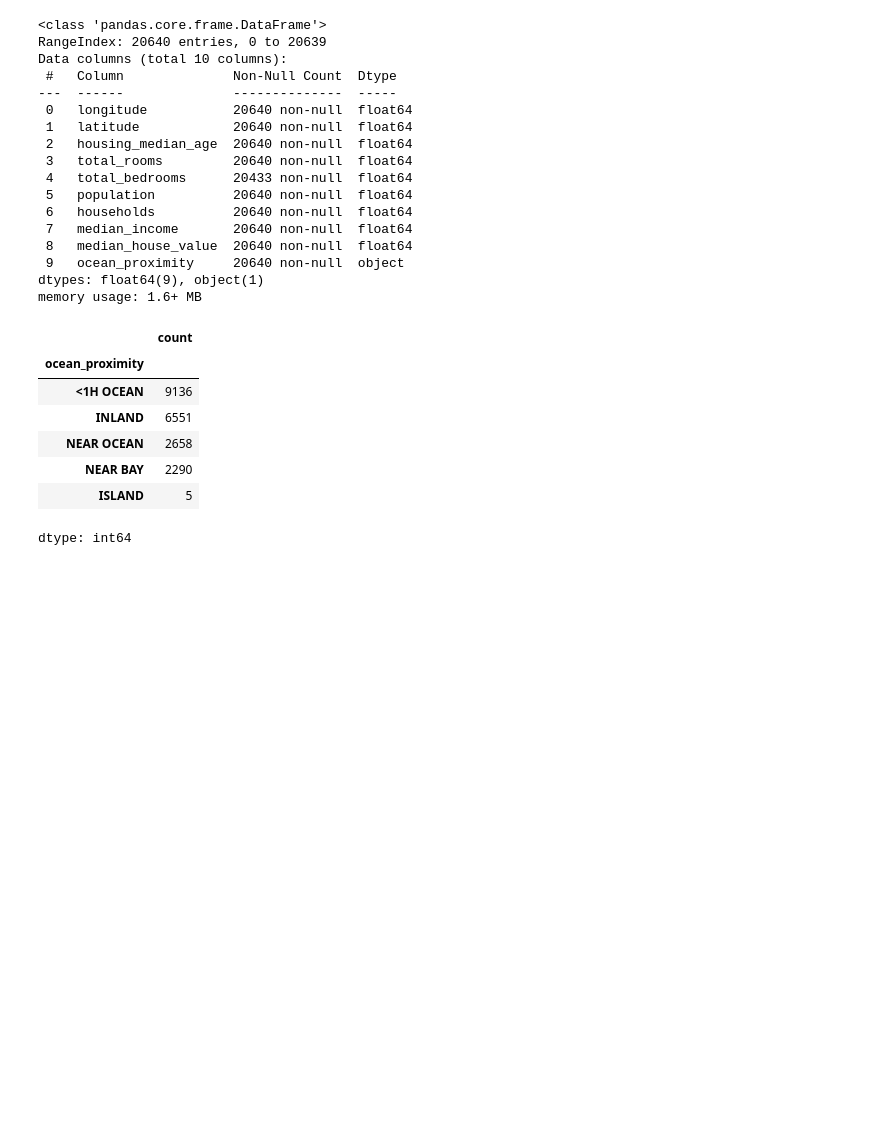
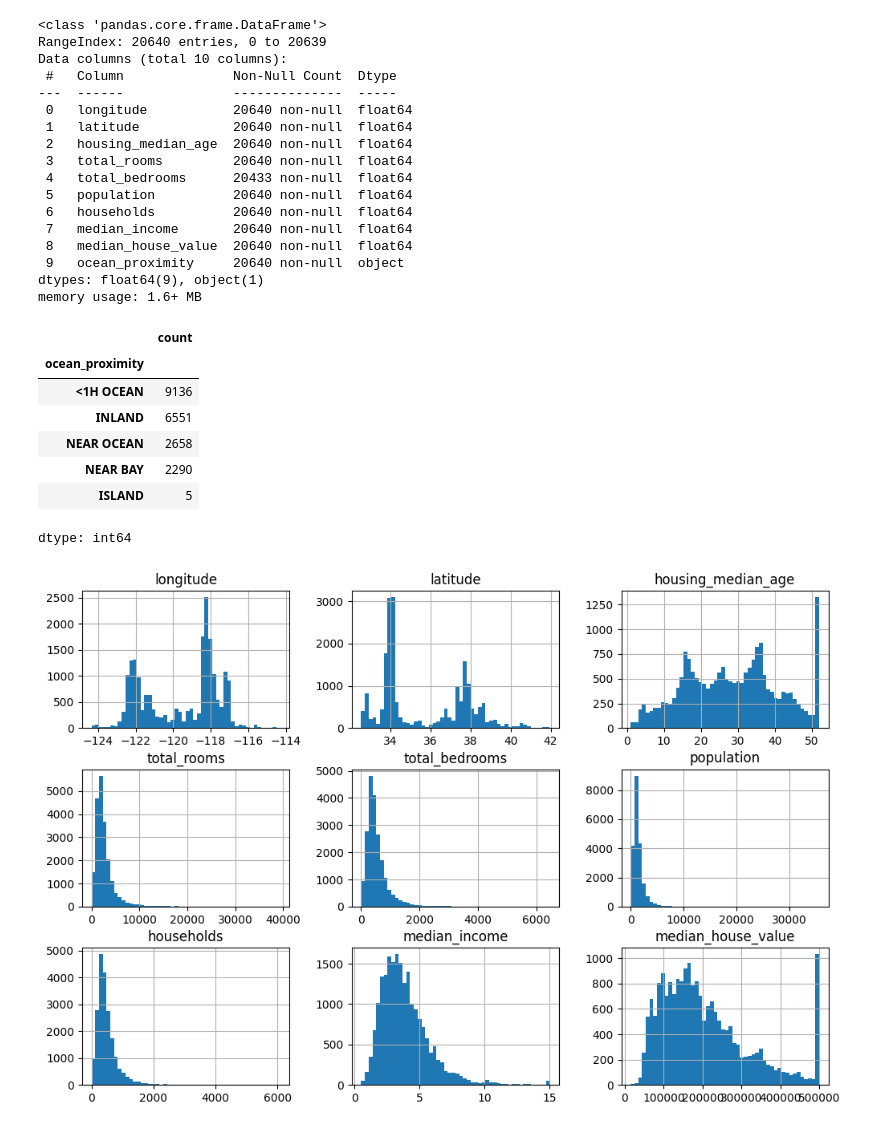
Before and after one commit to Nihil-S-S/HousePrediction, a Jupyter notebook: HousePricePrediction.ipynb, the cells around one changed output. Cells and saved outputs as stored; diff of their text form; code cells hidden in the pictures; blank space fills up the shorter version.

```diff
--- a/HousePricePrediction.ipynb
+++ b/HousePricePrediction.ipynb
@@ -39,3 +39,5 @@ housing = load_housing_data()
+# %%
+housing = pd.read_csv("HousePrediction/housing/housing.csv")
 # %%
 housing.head()
 # %% [output]
@@ -76,3 +78,9 @@ housing['ocean_proximity'].value_counts()
 | NEAR BAY | 2290 |
 | ISLAND | 5 |
 dtype: int64
+# %%
+import matplotlib.pyplot as plt
+housing.hist(bins=50, figsize=(12, 8))
+plt.show()
+# %% [output]
+[figure, added]
```
Also changed, not shown: parts of 13 cells of this notebook.
